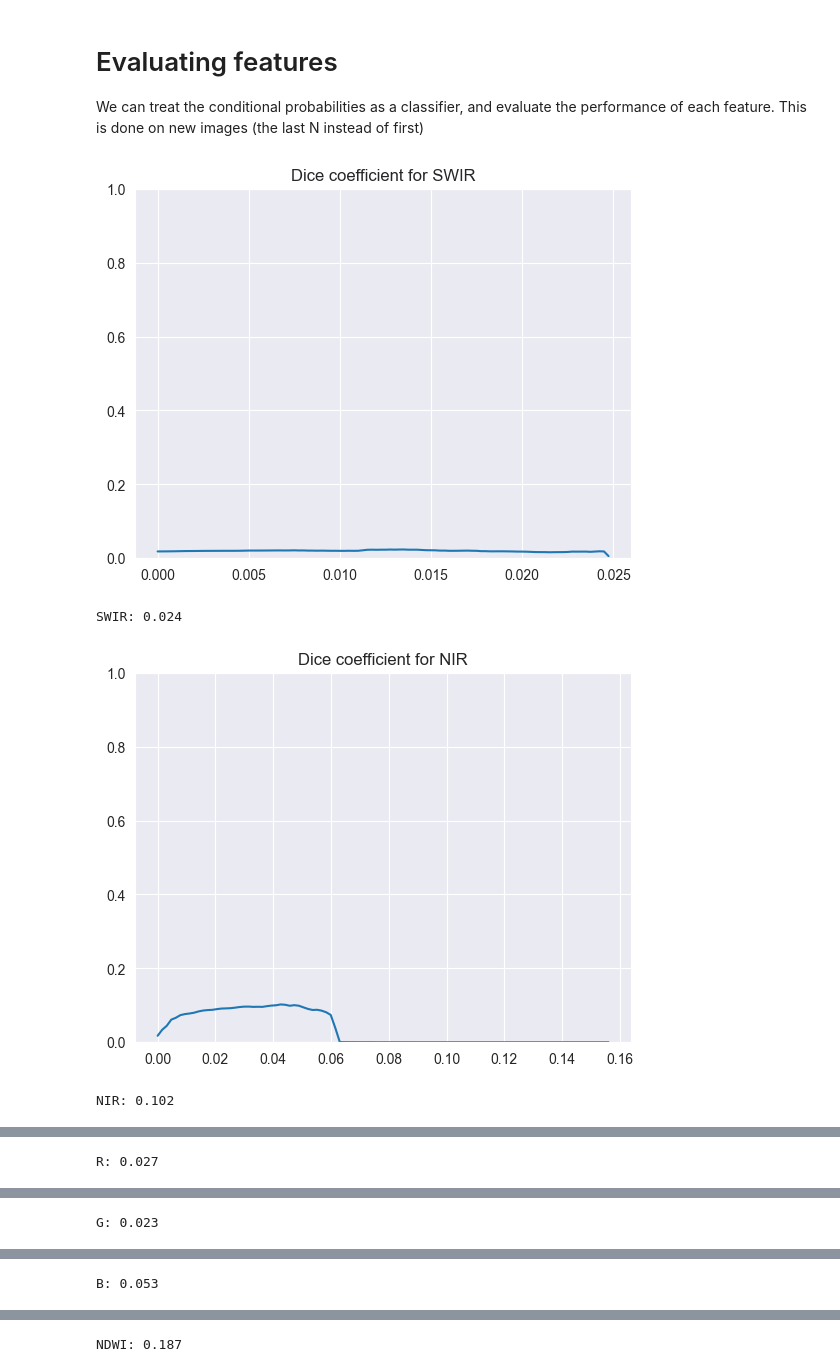
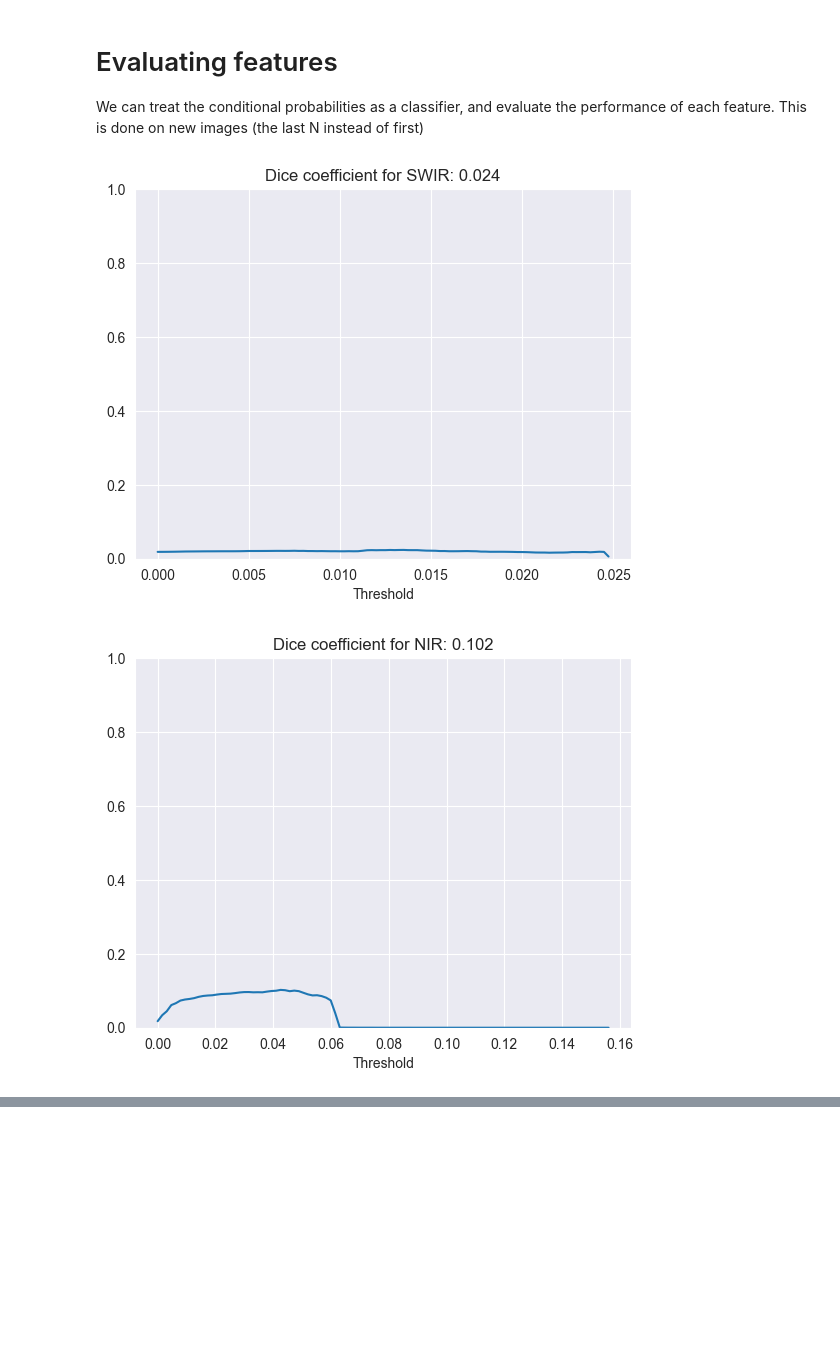
Before and after one commit to TeamEpochGithub/iv-q2-detect-kelp, a Jupyter notebook: notebooks/feat-suite.ipynb, the cells around one changed output, grey strips where cells are left out. Drawn from its saved outputs; the diff is of its cells as text; code cells hidden in the pictures; blank space fills up the shorter version.

```diff
--- a/notebooks/feat-suite.ipynb
+++ b/notebooks/feat-suite.ipynb
@@ -85,16 +87,16 @@ def to_df(img: np.ndarray, label: np.ndarray):
 
     # Offset features, using difference with median of all water pixels
     if df['Water'].sum() > 0:
-        df['NIR-Offset'] = df['NIR'] - df[df['Water']]['NIR'].median()
+        df['ONIR'] = df['NIR'] - df[df['Water']]['NIR'].median()
 
         ROffset = df['R'] - df[df['Water']]['R'].median()
         GOffset = df['G'] - df[df['Water']]['G'].median()
-        df['DWI-Offset'] = (GOffset - df['NIR-Offset'])
-        df['DVI-Offset'] = (df['NIR-Offset'] - ROffset)
+        df['ODWI'] = (GOffset - df['ONIR'])
+        df['ODVI'] = (df['ONIR'] - ROffset)
     else:
-        df['NIR-Offset'] = 0
-        df['DWI-Offset'] = 0
-        df['DVI-Offset'] = 0
+        df['ONIR'] = 0
+        df['ODWI'] = 0
+        df['ODVI'] = 0
 
 
     # Add the label to the dataframe
@@ -186,58 +236,34 @@ df_test = pd.concat([to_df(X_train[-i], y_train[-i]) for i in tqdm(range(1, num+
 # %%
 def eval_pred(pred, y, plot_name):
     """Compute the dice coefficient for a given feature."""
 
     # Compute the dice coefficient for multiple thresholds
     dices = []
     max_thresh = np.percentile(pred, 99.9)
     for thresh in np.linspace(0, max_thresh, 100):
         pred_bin = pred > thresh
         intersection = (pred_bin & y).sum()
         dice = 2 * intersection / (pred_bin.sum() + y.sum())
         dices.append(dice)
 
     # plot the dice vs threshold with sns
     sns.lineplot(x=np.linspace(0, max_thresh, 100), y=dices)
-    plt.title(f'Dice coefficient for {plot_name}')
+    plt.title(f'Dice coefficient for {plot_name}: {max(dices):.3f}')
+    plt.xlabel('Threshold')
     plt.ylim(0, 1)
     plt.show()
 
     return max(dices)
 
 # Evaluate the performance of each feature
 feat_scores = dict()
 for feature in tqdm(df.columns):
     if feature not in cond_probs:
         continue
     pred = cond_probs[feature](df_test[feature])
     pred[~df_test['Water']] = 0
     dice = eval_pred(pred, df_test['Label'], feature)
     feat_scores[feature] = dice
-    print(f'{feature}: {dice:.3f}')
-
-# Compute the performance when all features are used
-cum_prob = np.ones(len(df_test))
-for feature in cond_probs:
-    cum_prob *= cond_probs[feature](df_test[feature])
-dice = eval_pred(cum_prob, df_test['Label'], 'all features')
-feat_scores['All features'] = dice
-print(f'All features: {dice:.3f}')
-
-# Blur the cum_prob with a small gaussian filter and compute the dice again (on a flattened image so this will only be in one dimension)
-cum_prob = scipy.ndimage.gaussian_filter(cum_prob, 0.5)
-dice = eval_pred(cum_prob, df_test['Label'], 'all features (smoothed)')
-feat_scores['All features (smoothed)'] = dice
-print(f'All features (smoothed): {dice:.3f}')
-
-# Plot a barchart of the feature scores with sns
-feat_scores_df = pd.DataFrame.from_dict(feat_scores, orient='index', columns=['Dice'])
-feat_scores_df.sort_values('Dice', inplace=True, ascending=False)
-sns.barplot(x='Dice', y=feat_scores_df.index, data=feat_scores_df)
-plt.ylabel('Feature')
-plt.title('Dice coefficient for each feature')
-plt.show()
 # %% [output]
-[figure, old version]
+[figure, new version]
-SWIR: 0.024
-[figure, old version]
+[figure, new version]
-NIR: 0.102
@@ -245 +270,0 @@ NIR: 0.102
-R: 0.027
@@ -247 +271,0 @@ R: 0.027
-G: 0.023
@@ -249 +272,0 @@ G: 0.023
-B: 0.053
@@ -251 +273,0 @@ B: 0.053
-NDWI: 0.187
```
Also changed, not shown: parts of 8 cells of this notebook.
